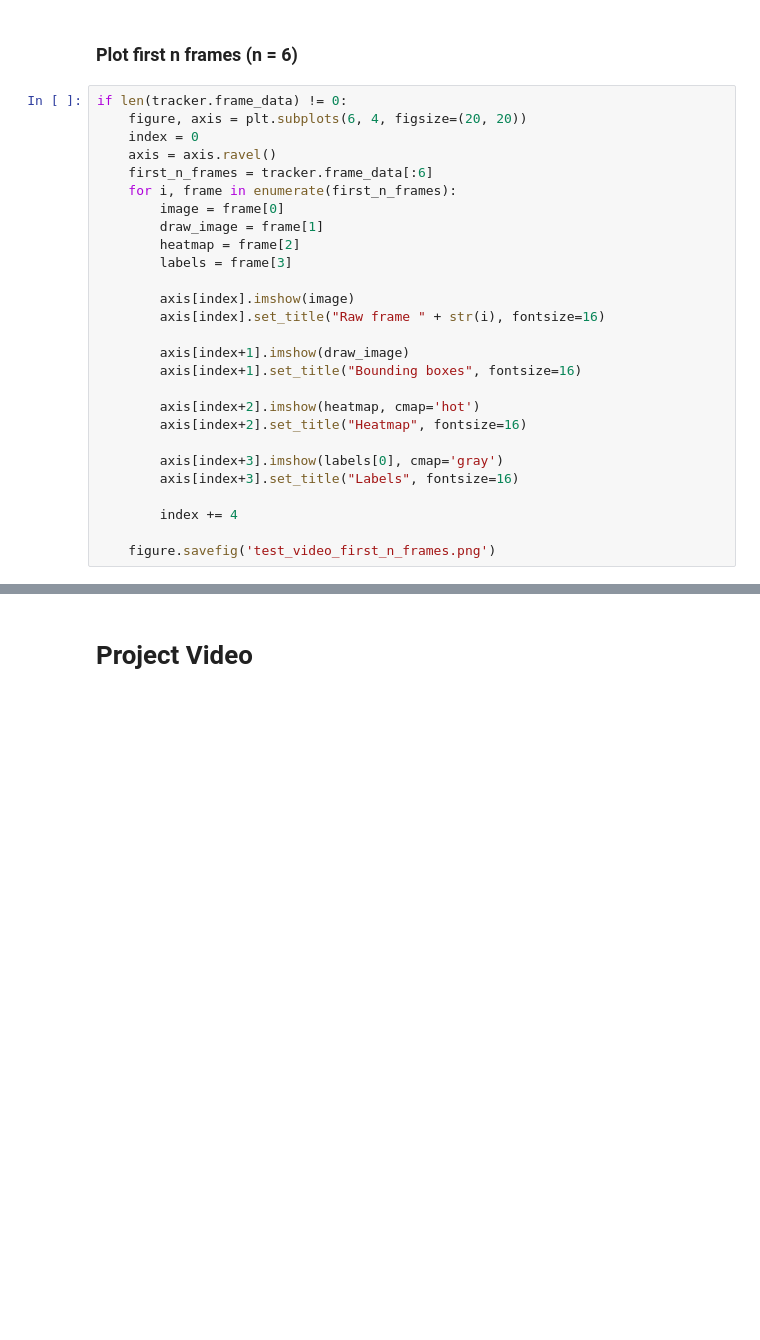
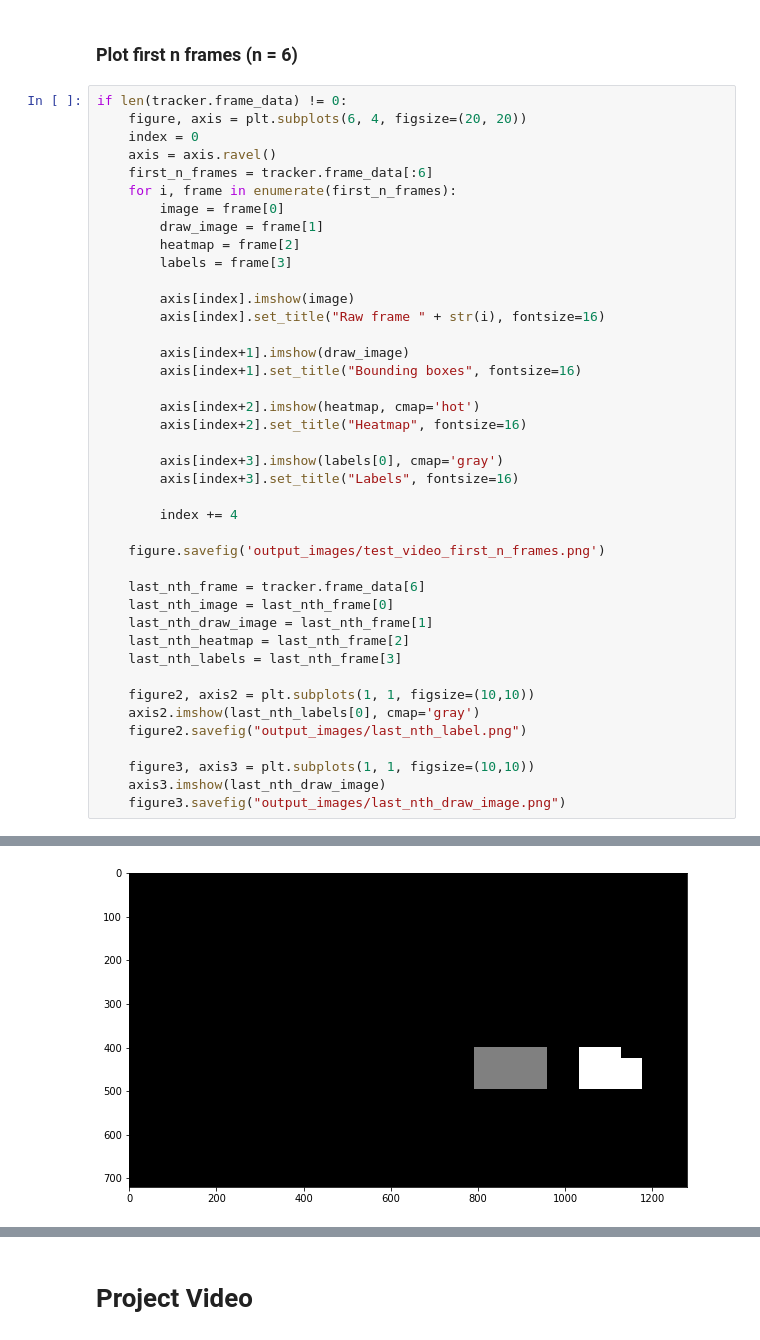
Before and after one commit to DevJoseWeb/CarND-Vehicle-Detection, a Jupyter notebook: P5.ipynb, the cells around one changed output, grey strips where cells are left out. Saved outputs shown, nothing was run; the diff lists cells and outputs as text; blank space fills up the shorter version.

```diff
--- a/P5.ipynb
+++ b/P5.ipynb
@@ -968,29 +968,44 @@ HTML("""
 # %%
 if len(tracker.frame_data) != 0:
     figure, axis = plt.subplots(6, 4, figsize=(20, 20))
     index = 0
     axis = axis.ravel()
     first_n_frames = tracker.frame_data[:6]
     for i, frame in enumerate(first_n_frames):
         image = frame[0]
         draw_image = frame[1]
         heatmap = frame[2]
         labels = frame[3]
 
         axis[index].imshow(image)
         axis[index].set_title("Raw frame " + str(i), fontsize=16)
 
         axis[index+1].imshow(draw_image)
         axis[index+1].set_title("Bounding boxes", fontsize=16)
 
         axis[index+2].imshow(heatmap, cmap='hot')
         axis[index+2].set_title("Heatmap", fontsize=16)
 
         axis[index+3].imshow(labels[0], cmap='gray')
         axis[index+3].set_title("Labels", fontsize=16)
 
         index += 4
 
-    figure.savefig('test_video_first_n_frames.png')
+    figure.savefig('output_images/test_video_first_n_frames.png')
+
+    last_nth_frame = tracker.frame_data[6]
+    last_nth_image = last_nth_frame[0]
+    last_nth_draw_image = last_nth_frame[1]
+    last_nth_heatmap = last_nth_frame[2]
+    last_nth_labels = last_nth_frame[3]
+
+    figure2, axis2 = plt.subplots(1, 1, figsize=(10,10))
+    axis2.imshow(last_nth_labels[0], cmap='gray')
+    figure2.savefig("output_images/last_nth_label.png")
+
+    figure3, axis3 = plt.subplots(1, 1, figsize=(10,10))
+    axis3.imshow(last_nth_draw_image)
+    figure3.savefig("output_images/last_nth_draw_image.png")
 # %% [output]
 [figure]
+[figure, added]
```
Also changed, not shown: parts of 6 cells of this notebook, 5 other files.
